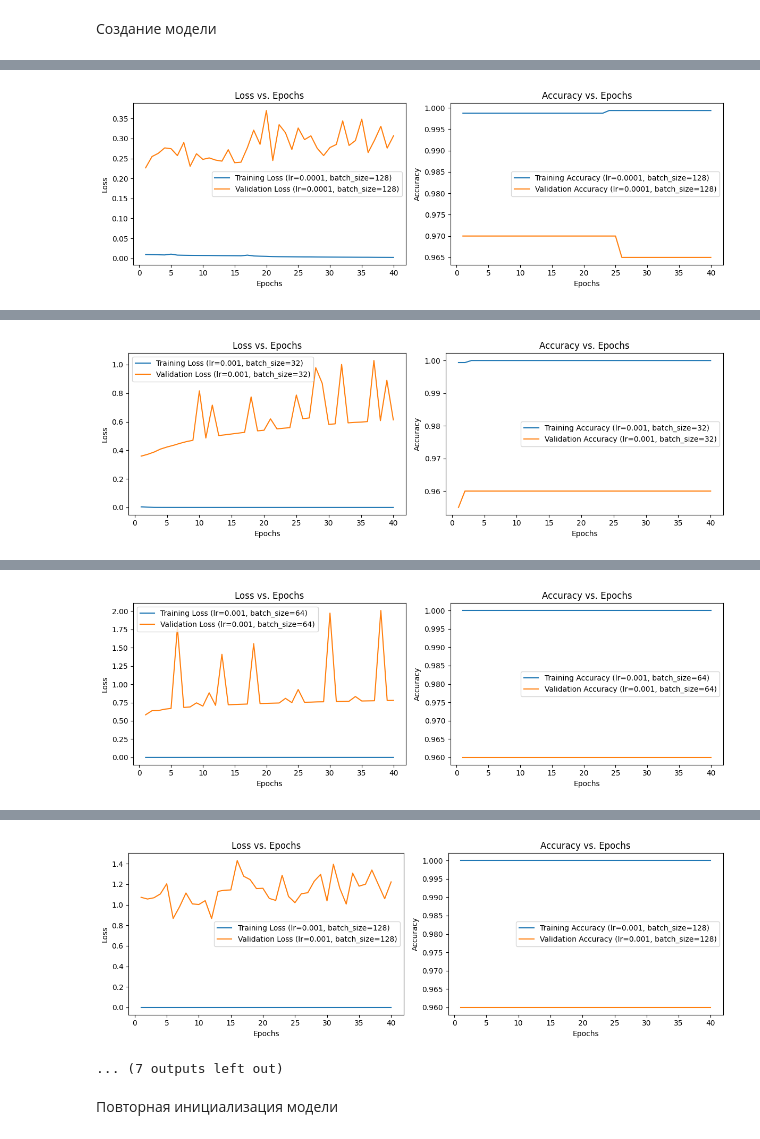
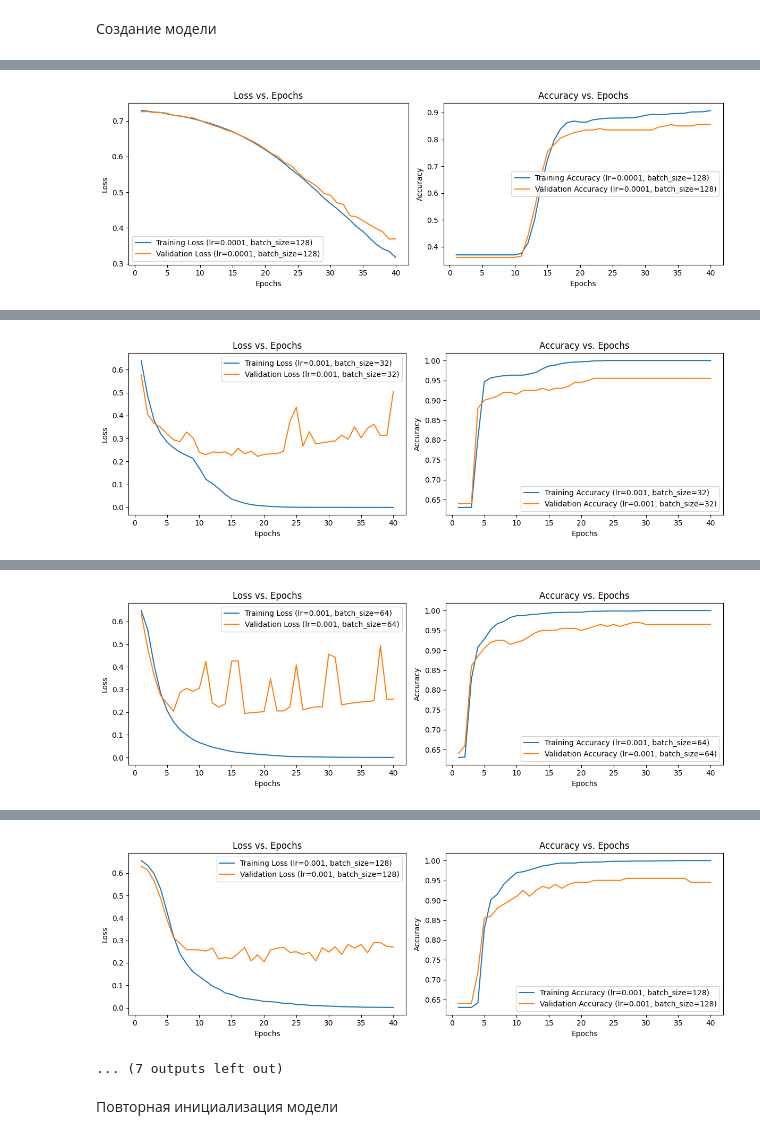
Before and after one commit to mnasonovy/Application_Programming_Labs, a Jupyter notebook: Lab5/main.ipynb, the cells around one changed output, grey strips where cells are left out. Saved outputs shown, nothing was run; the diff lists cells and outputs as text; code cells hidden in the pictures.

```diff
--- a/Lab5/main.ipynb
+++ b/Lab5/main.ipynb
@@ -209,6 +210,7 @@ model = Model()
 # %%
 for lr in learning_rates:
     for batch_size in batch_sizes:
+        model=Model()
         criterion = nn.CrossEntropyLoss()
         optimizer = optim.Adam(model.parameters(), lr=lr)
 
@@ -363 +365 @@ Epoch 40/40, Training Loss: 0.0024, Training Accuracy: 0.9994, Validation Loss:
-[figure, old version]
+[figure, new version]
@@ -381 +383 @@ Epoch 40/40, Training Loss: 0.0000, Training Accuracy: 1.0000, Validation Loss:
-[figure, old version]
+[figure, new version]
@@ -399 +401 @@ Epoch 40/40, Training Loss: 0.0000, Training Accuracy: 1.0000, Validation Loss:
-[figure, old version]
+[figure, new version]
@@ -417,4 +419,4 @@ Epoch 40/40, Training Loss: 0.0000, Training Accuracy: 1.0000, Validation Loss:
-[figure, old version]
+[figure, new version]
 ... (7 outputs left out)
 # %% [markdown]
 Повторная инициализация модели
```
Also changed, not shown: parts of 3 cells of this notebook, 1 other file.
